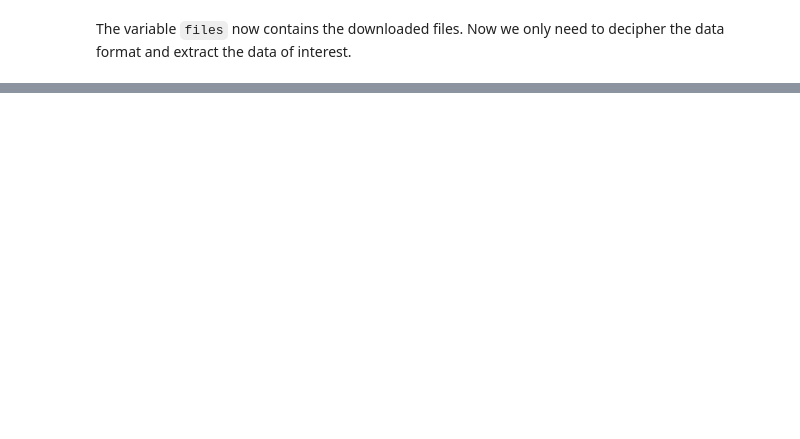
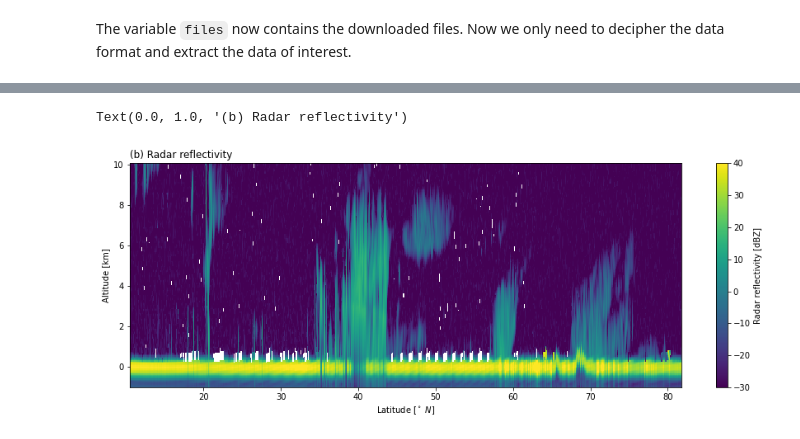
Before and after one commit to SEE-GEO/pansat, a Jupyter notebook: notebooks/products/dardar.ipynb, the cells around one changed output, grey strips where cells are left out. Cells and saved outputs as stored; diff of their text form; code cells hidden in the pictures; blank space fills up the shorter version.

```diff
--- a/notebooks/products/dardar.ipynb
+++ b/notebooks/products/dardar.ipynb
@@ -27,0 +58,24 @@ Exception: Can't find product folder SPACEBORNE/MULTI_SENSOR/DARDAR-CLOUD/2016/2
+# %%
+%matplotlib inline
+import matplotlib.pyplot as plt
+import numpy as np
+from matplotlib.colors import Normalize
+
+start = 25000
+end = 36000
+stride = 1
+top = 250
+z = dataset.z[start:end:stride,top:].where(dataset.z > 0)
+dbz = 10 * np.log10(z)
+lats = dataset.latitude[start:end:stride]
+height = dataset.height[top:]/1000
+
+plt.figure(figsize=(15, 5))
+plt.pcolormesh(lats, height, dbz.T, norm=Normalize(-30, 40))
+plt.colorbar(label=r"Radar reflectivity [dBZ]")
+plt.xlabel(r"Latitude [$^\circ\ N$]")
+plt.ylabel("Altitude [km]");
+plt.title("(b) Radar reflectivity", loc="left")
+# %% [output]
+Text(0.0, 1.0, '(b) Radar reflectivity')
+[figure, added]
```
Also changed, not shown: parts of 5 cells of this notebook, 8 other files.
